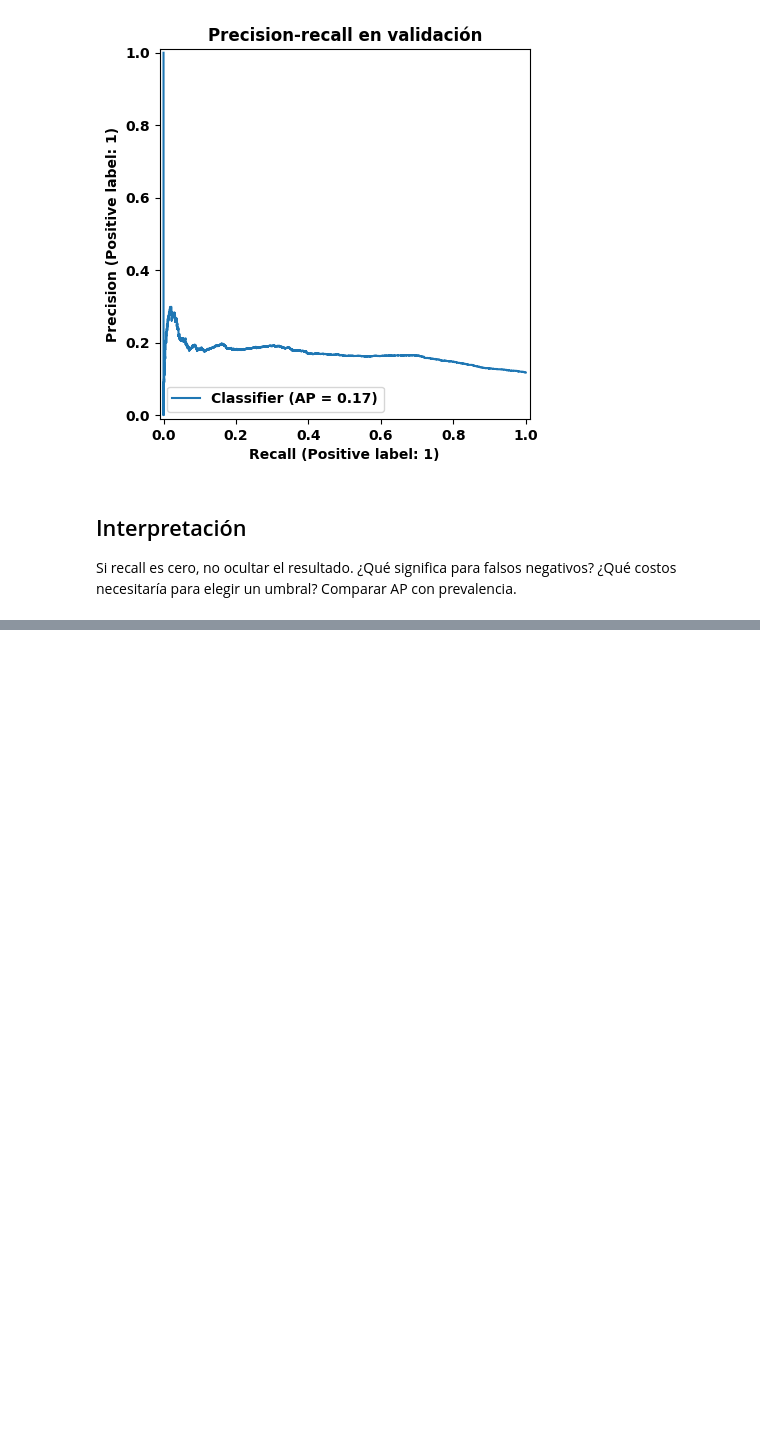
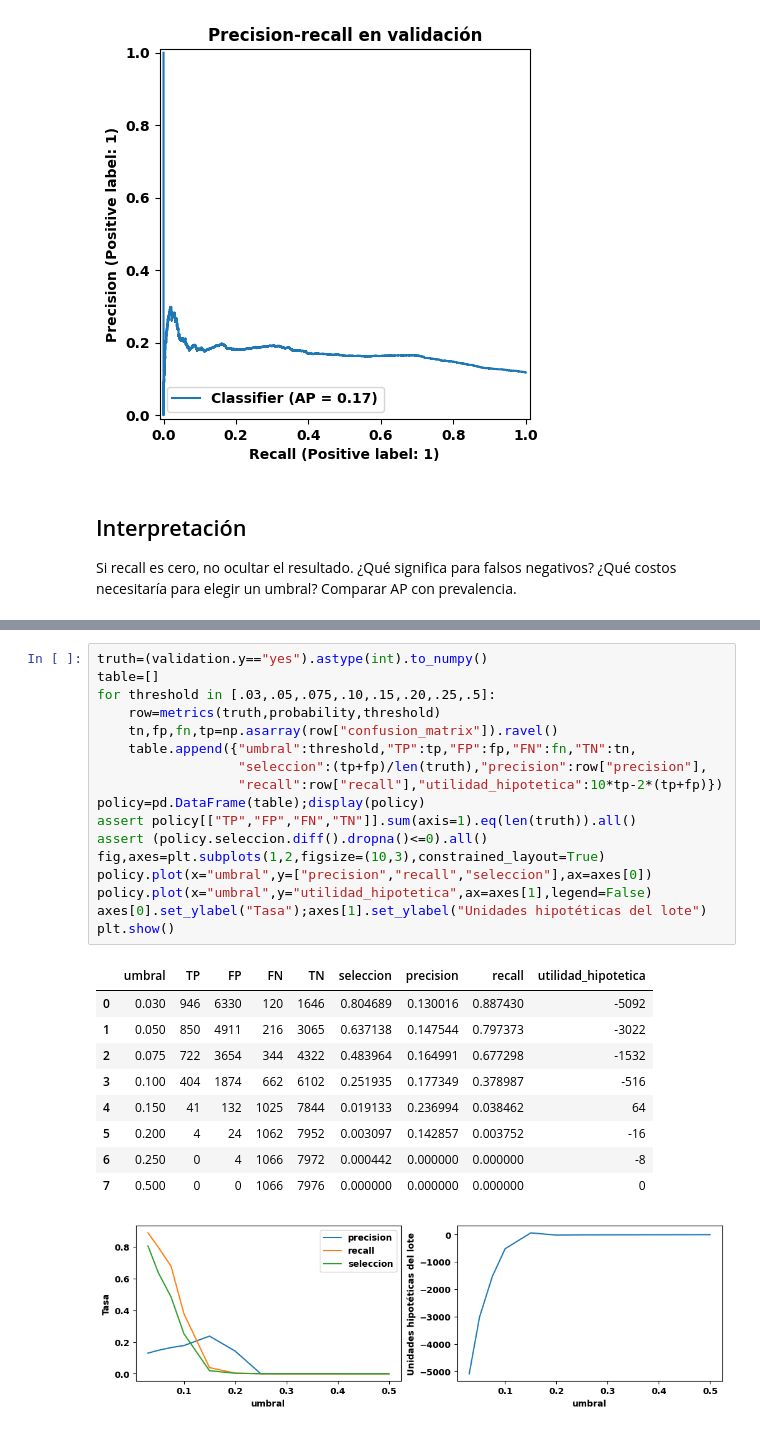
Before and after one commit to wilmerpineda/modulo3_mlops_python, a Jupyter notebook: notebooks/02_baseline.ipynb, the cells around one changed output, grey strips where cells are left out. Drawn from its saved outputs; the diff is of its cells as text; blank space fills up the shorter version.

```diff
--- a/notebooks/02_baseline.ipynb
+++ b/notebooks/02_baseline.ipynb
@@ -61,0 +69,28 @@ Si recall es cero, no ocultar el resultado. ¿Qué significa para falsos negativ
+# %%
+truth=(validation.y=="yes").astype(int).to_numpy()
+table=[]
+for threshold in [.03,.05,.075,.10,.15,.20,.25,.5]:
+    row=metrics(truth,probability,threshold)
+    tn,fp,fn,tp=np.asarray(row["confusion_matrix"]).ravel()
+    table.append({"umbral":threshold,"TP":tp,"FP":fp,"FN":fn,"TN":tn,
+                  "seleccion":(tp+fp)/len(truth),"precision":row["precision"],
+                  "recall":row["recall"],"utilidad_hipotetica":10*tp-2*(tp+fp)})
+policy=pd.DataFrame(table);display(policy)
+assert policy[["TP","FP","FN","TN"]].sum(axis=1).eq(len(truth)).all()
+assert (policy.seleccion.diff().dropna()<=0).all()
+fig,axes=plt.subplots(1,2,figsize=(10,3),constrained_layout=True)
+policy.plot(x="umbral",y=["precision","recall","seleccion"],ax=axes[0])
+policy.plot(x="umbral",y="utilidad_hipotetica",ax=axes[1],legend=False)
+axes[0].set_ylabel("Tasa");axes[1].set_ylabel("Unidades hipotéticas del lote")
+plt.show()
+# %% [output]
+|  | umbral | TP | FP | FN | TN | seleccion | precision | recall | utilidad_hipotetica |
+| 0 | 0.030 | 946 | 6330 | 120 | 1646 | 0.804689 | 0.130016 | 0.887430 | -5092 |
+| 1 | 0.050 | 850 | 4911 | 216 | 3065 | 0.637138 | 0.147544 | 0.797373 | -3022 |
+| 2 | 0.075 | 722 | 3654 | 344 | 4322 | 0.483964 | 0.164991 | 0.677298 | -1532 |
+| 3 | 0.100 | 404 | 1874 | 662 | 6102 | 0.251935 | 0.177349 | 0.378987 | -516 |
+| 4 | 0.150 | 41 | 132 | 1025 | 7844 | 0.019133 | 0.236994 | 0.038462 | 64 |
+| 5 | 0.200 | 4 | 24 | 1062 | 7952 | 0.003097 | 0.142857 | 0.003752 | -16 |
+| 6 | 0.250 | 0 | 4 | 1066 | 7972 | 0.000442 | 0.000000 | 0.000000 | -8 |
+| 7 | 0.500 | 0 | 0 | 1066 | 7976 | 0.000000 | 0.000000 | 0.000000 | 0 |
+[figure, added]
```
Also changed, not shown: parts of 6 cells of this notebook, 29 other files.
